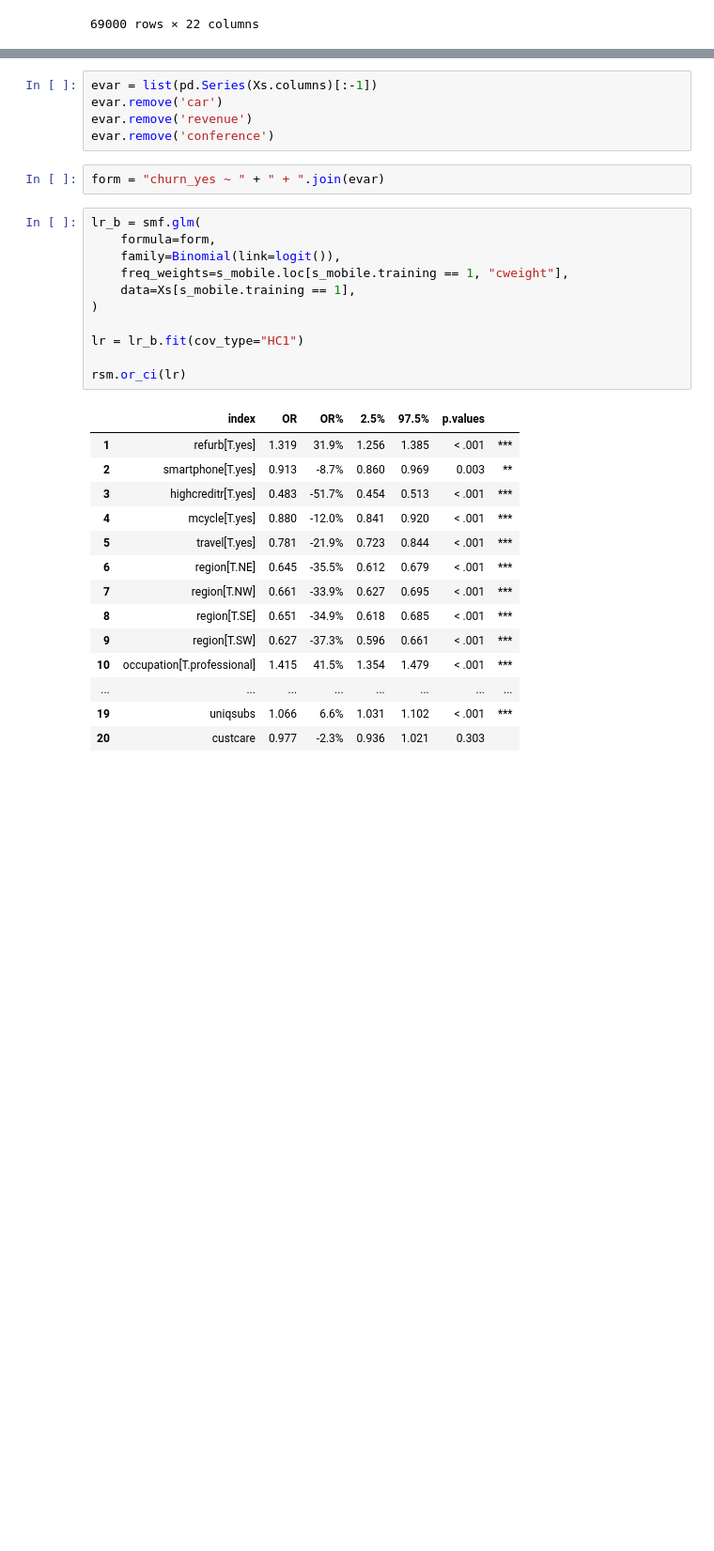
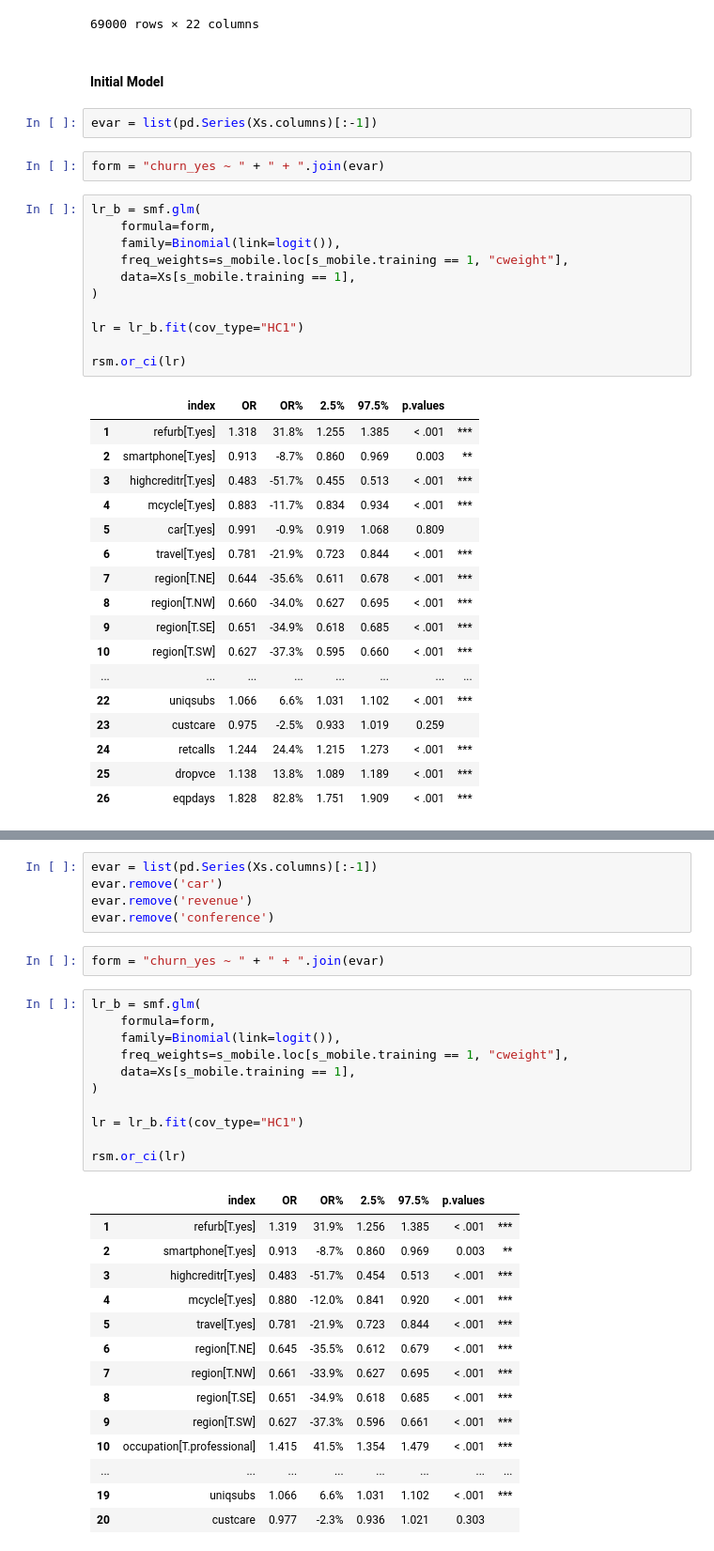
Before and after one commit to deeptarka96/Churn-Prediction-Analysis, a Jupyter notebook: s-mobile.ipynb, the cells around one changed output, grey strips where cells are left out. Shown at 94% size. Drawn from its saved outputs; the diff is of its cells as text; blank space fills up the shorter version.

```diff
--- a/s-mobile.ipynb
+++ b/s-mobile.ipynb
@@ -521,3 +521,38 @@ Xs
 | 68998 | -0.199561 | -0.455017 | -0.181902 | -0.234197 | -0.453367 | -0.090861 | -0.126390 | 0.021754 | -0.299926 | -0.285786 | ... |
 | 68999 | -0.128291 | 0.417416 | -0.021167 | 0.141214 | -0.453367 | -0.090861 | 0.310452 | -0.585011 | -0.299926 | 0.287067 | ... |
 69000 rows × 22 columns
+# %% [markdown]
+#### Initial Model
+# %%
+evar = list(pd.Series(Xs.columns)[:-1])
+# %%
+form = "churn_yes ~ " + " + ".join(evar)
+# %%
+lr_b = smf.glm(
+    formula=form,
+    family=Binomial(link=logit()),
+    freq_weights=s_mobile.loc[s_mobile.training == 1, "cweight"],
+    data=Xs[s_mobile.training == 1],
+)
+
+lr = lr_b.fit(cov_type="HC1")
+
+rsm.or_ci(lr)
+# %% [output]
+|  | index | OR | OR% | 2.5% | 97.5% | p.values |  |
+| 1 | refurb[T.yes] | 1.318 | 31.8% | 1.255 | 1.385 | < .001 | *** |
+| 2 | smartphone[T.yes] | 0.913 | -8.7% | 0.860 | 0.969 | 0.003 | ** |
+| 3 | highcreditr[T.yes] | 0.483 | -51.7% | 0.455 | 0.513 | < .001 | *** |
+| 4 | mcycle[T.yes] | 0.883 | -11.7% | 0.834 | 0.934 | < .001 | *** |
+| 5 | car[T.yes] | 0.991 | -0.9% | 0.919 | 1.068 | 0.809 |  |
+| 6 | travel[T.yes] | 0.781 | -21.9% | 0.723 | 0.844 | < .001 | *** |
+| 7 | region[T.NE] | 0.644 | -35.6% | 0.611 | 0.678 | < .001 | *** |
+| 8 | region[T.NW] | 0.660 | -34.0% | 0.627 | 0.695 | < .001 | *** |
+| 9 | region[T.SE] | 0.651 | -34.9% | 0.618 | 0.685 | < .001 | *** |
+| 10 | region[T.SW] | 0.627 | -37.3% | 0.595 | 0.660 | < .001 | *** |
+| ... | ... | ... | ... | ... | ... | ... | ... |
+| 22 | uniqsubs | 1.066 | 6.6% | 1.031 | 1.102 | < .001 | *** |
+| 23 | custcare | 0.975 | -2.5% | 0.933 | 1.019 | 0.259 |  |
+| 24 | retcalls | 1.244 | 24.4% | 1.215 | 1.273 | < .001 | *** |
+| 25 | dropvce | 1.138 | 13.8% | 1.089 | 1.189 | < .001 | *** |
+| 26 | eqpdays | 1.828 | 82.8% | 1.751 | 1.909 | < .001 | *** |
```
Also changed, not shown: parts of 32 cells of this notebook, 1 other file.
